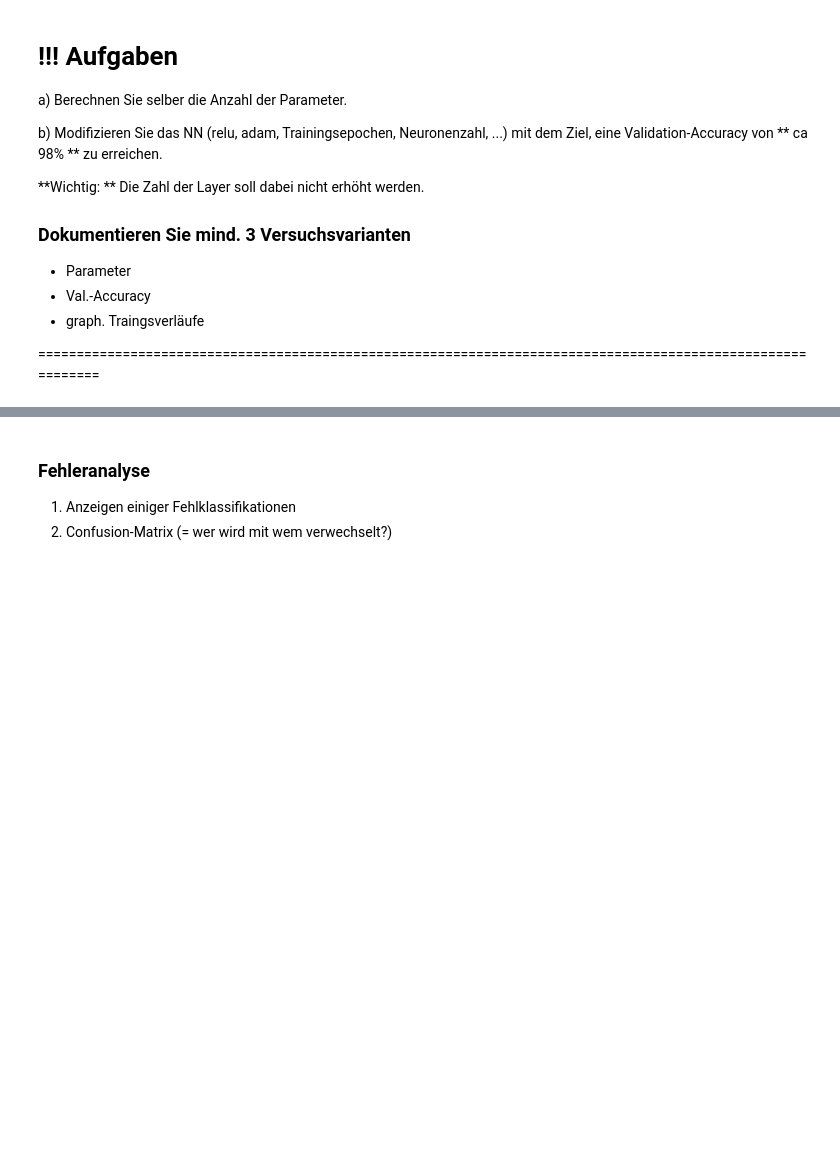
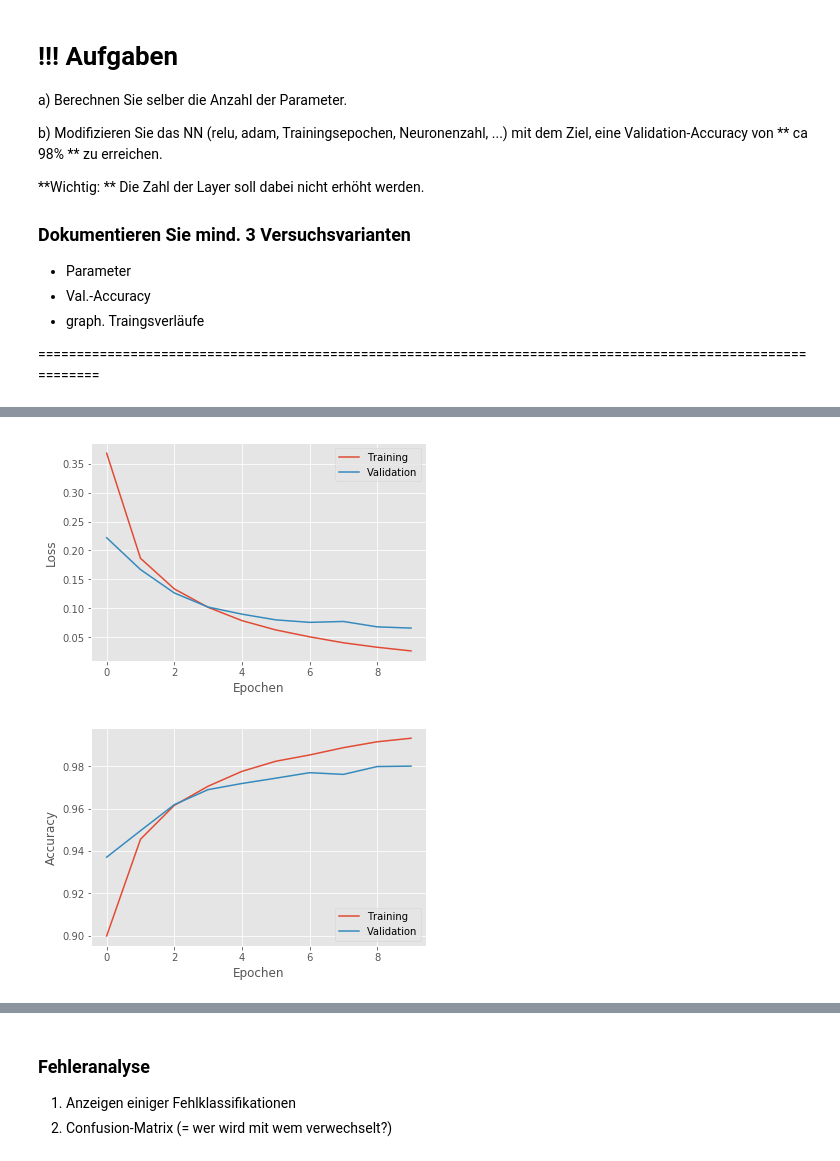
Before and after one commit to alex1989h/mdp, a Jupyter notebook: Praktikum 4/02_MulticlassKlassifikator.ipynb, the cells around one changed output, grey strips where cells are left out. Saved outputs shown, nothing was run; the diff lists cells and outputs as text; code cells hidden in the pictures; blank space fills up the shorter version.

```diff
--- a/Praktikum 4/02_MulticlassKlassifikator.ipynb
+++ b/Praktikum 4/02_MulticlassKlassifikator.ipynb
@@ -283,0 +362,27 @@ b) Modifizieren Sie das NN (relu, adam, Trainingsepochen, Neuronenzahl, ...) mit
+# %%
+model = Sequential()
+
+# 1. Hidden Layer:  Fully connected mit ReLu-Aktivierungsfunktion
+model.add(Dense(units = 200,   kernel_initializer="glorot_uniform",   input_shape=(InputSize,)))
+model.add(Activation("sigmoid"))
+
+
+# Output Layer:  Fully connected mit Softmax-Aktivierungsfunktion
+model.add(Dense(NumClasses,  kernel_initializer="glorot_uniform"))
+model.add(Activation('softmax'))
+# %%
+model.compile(loss      = 'categorical_crossentropy',     # categorical_crossentropy, mse
+              optimizer = 'adam',     # adam, rmsprop : BENUTZEN ADAM statt RMSPROP um ca 98% zu erreichen
+              metrics   = ['accuracy'])
+# %%
+# Training
+history = model.fit(X_train, Y_train,
+                  batch_size      =  32,    # Minibatch-Größe
+                  epochs          =  10,    # Anzahl der Trainingsepochen (ohne GPU nicht übertreiben)
+                  verbose         =  1,     # Informationen anzeigen
+                  validation_data =  (X_test, Y_test))
+
+
+score = model.evaluate(X_test, Y_test, verbose=0)
+print('Test loss:    ', score[0])
+print('Test accuracy:', score[1])
@@ -283,0 +407,20 @@ b) Modifizieren Sie das NN (relu, adam, Trainingsepochen, Neuronenzahl, ...) mit
+# %%
+plt.figure(0)
+
+plt.xlabel('Epochen')
+plt.ylabel('Loss')
+plt.plot(history.history['loss'])
+plt.plot(history.history['val_loss'])
+plt.legend(['Training', 'Validation'])
+
+plt.figure(1)
+plt.xlabel('Epochen')
+plt.ylabel('Accuracy')
+plt.plot(history.history['acc'])
+plt.plot(history.history['val_acc'])
+plt.legend(['Training', 'Validation'], loc='lower right')
+
+plt.show()
+# %% [output]
+[figure, added]
+[figure, added]
```
Also changed, not shown: parts of 47 cells of this notebook.
